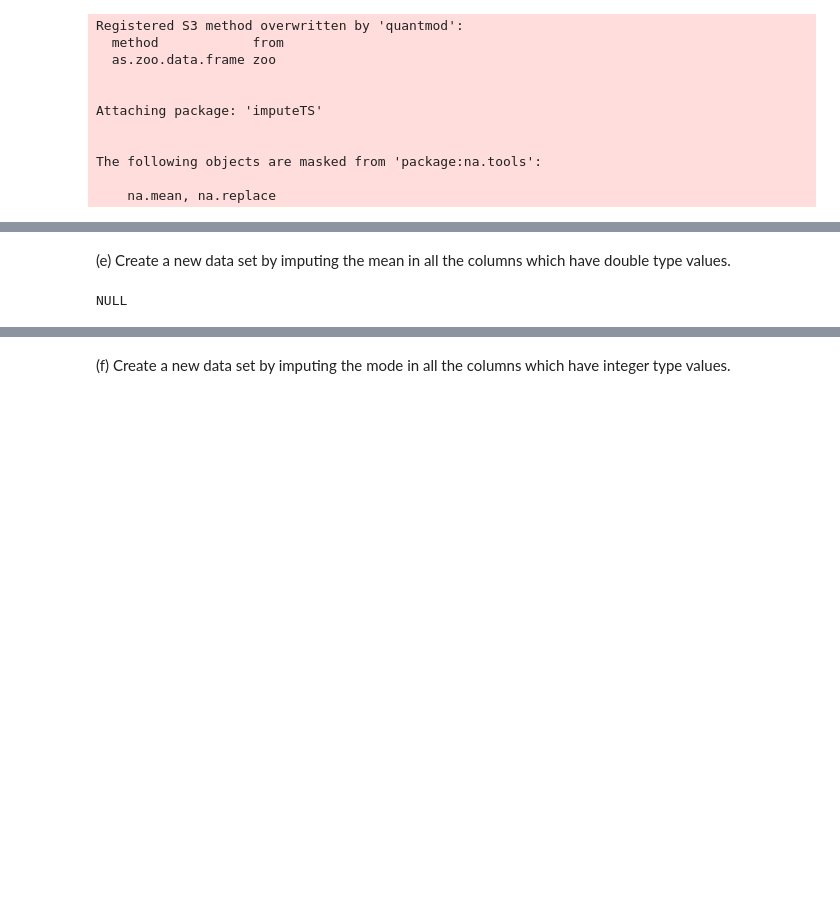
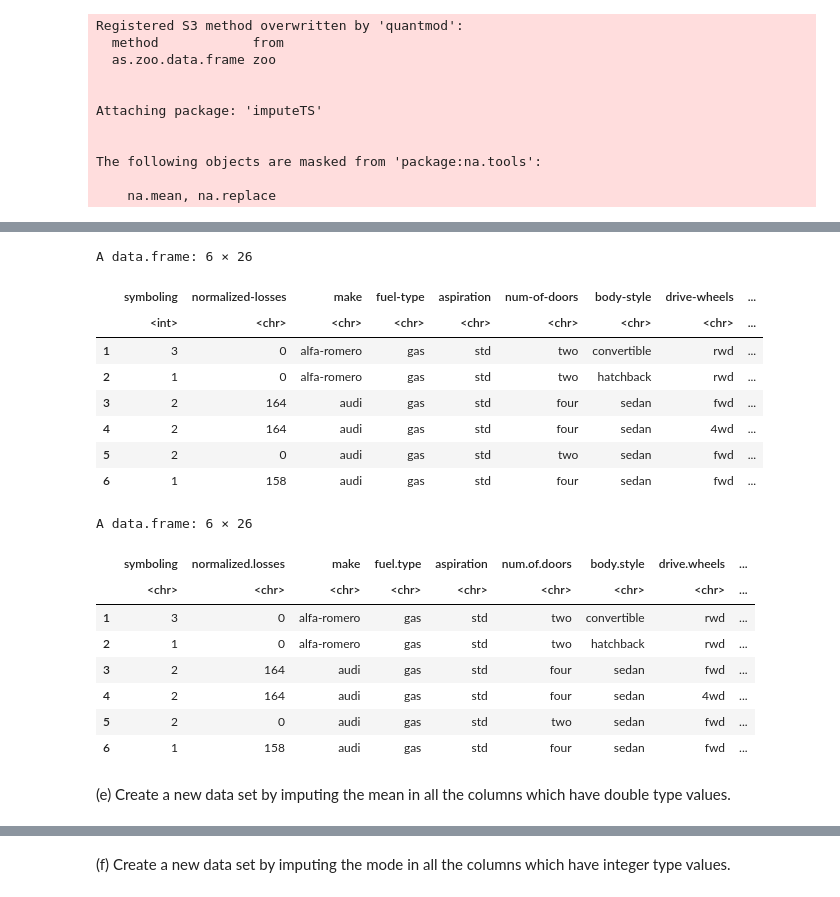
Before and after one commit to IGRA27/Data-Mining-and-Machine-Learning-, a Jupyter notebook: Deberes/2 Hands On Data Quality and Pre-Processing/notebook/2DataQualityandPre-ProcessinginR.ipynb, the cells around one changed output, grey strips where cells are left out. Cells and saved outputs as stored; diff of their text form; code cells hidden in the pictures; blank space fills up the shorter version.

```diff
--- a/Deberes/2 Hands On Data Quality and Pre-Processing/notebook/2DataQualityandPre-ProcessinginR.ipynb
+++ b/Deberes/2 Hands On Data Quality and Pre-Processing/notebook/2DataQualityandPre-ProcessinginR.ipynb
@@ -194,10 +257,31 @@ print(new_data)
+# %%
+#Usamos ? por 0
+newdata <- replace(data, data == "?", 0)
+head(newdata)
+#Hacer columnas factor a caracteres, hay columans factor
+data_caracteres <- as.data.frame(lapply(data, as.character), stringsAsFactors = FALSE)
+#? a 0
+newdatad <- replace(data_caracteres, data_caracteres == "?", 0)
+# imprimir
+head(newdatad)
+# %% [output]
+A data.frame: 6 × 26
+|  | symboling | normalized-losses | make | fuel-type | aspiration | num-of-doors | body-style | drive-wheels | ... |
+|  | <int> | <chr> | <chr> | <chr> | <chr> | <chr> | <chr> | <chr> | ... |
+| 1 | 3 | 0 | alfa-romero | gas | std | two | convertible | rwd | ... |
+| 2 | 1 | 0 | alfa-romero | gas | std | two | hatchback | rwd | ... |
+| 3 | 2 | 164 | audi | gas | std | four | sedan | fwd | ... |
+| 4 | 2 | 164 | audi | gas | std | four | sedan | 4wd | ... |
+| 5 | 2 | 0 | audi | gas | std | two | sedan | fwd | ... |
+| 6 | 1 | 158 | audi | gas | std | four | sedan | fwd | ... |
+A data.frame: 6 × 26
+|  | symboling | normalized.losses | make | fuel.type | aspiration | num.of.doors | body.style | drive.wheels | ... |
+|  | <chr> | <chr> | <chr> | <chr> | <chr> | <chr> | <chr> | <chr> | ... |
+| 1 | 3 | 0 | alfa-romero | gas | std | two | convertible | rwd | ... |
+| 2 | 1 | 0 | alfa-romero | gas | std | two | hatchback | rwd | ... |
+| 3 | 2 | 164 | audi | gas | std | four | sedan | fwd | ... |
+| 4 | 2 | 164 | audi | gas | std | four | sedan | 4wd | ... |
+| 5 | 2 | 0 | audi | gas | std | two | sedan | fwd | ... |
+| 6 | 1 | 158 | audi | gas | std | four | sedan | fwd | ... |
 # %% [markdown]
 (e) Create a new data set by imputing the mean in all the columns which have double type values.
-# %%
-# Create a new dataset with mean imputation for double type columns
-new_data_e <- impute_mean(data, type = "double")
-
-# Print the new dataset
-print(new_data_e)
-# %% [output]
-NULL
```
Also changed, not shown: parts of 40 cells of this notebook, 1 other file.
